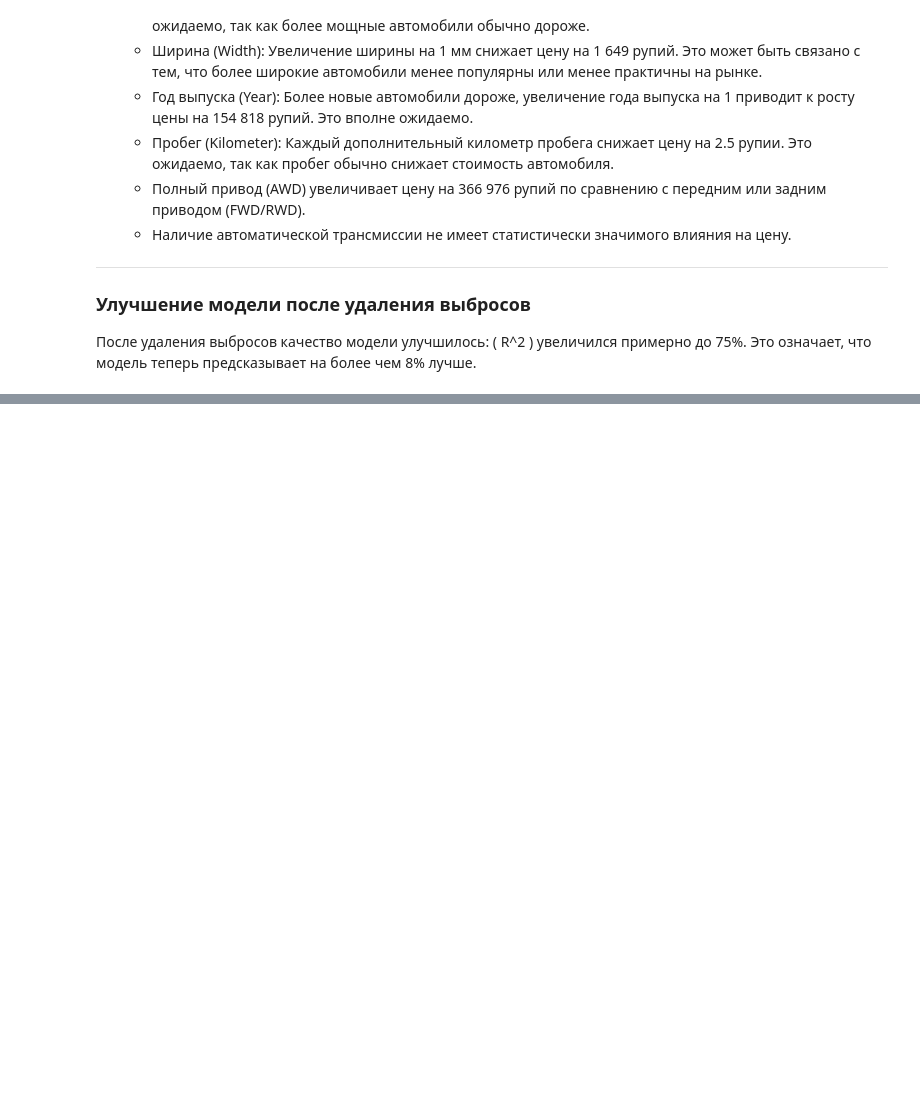
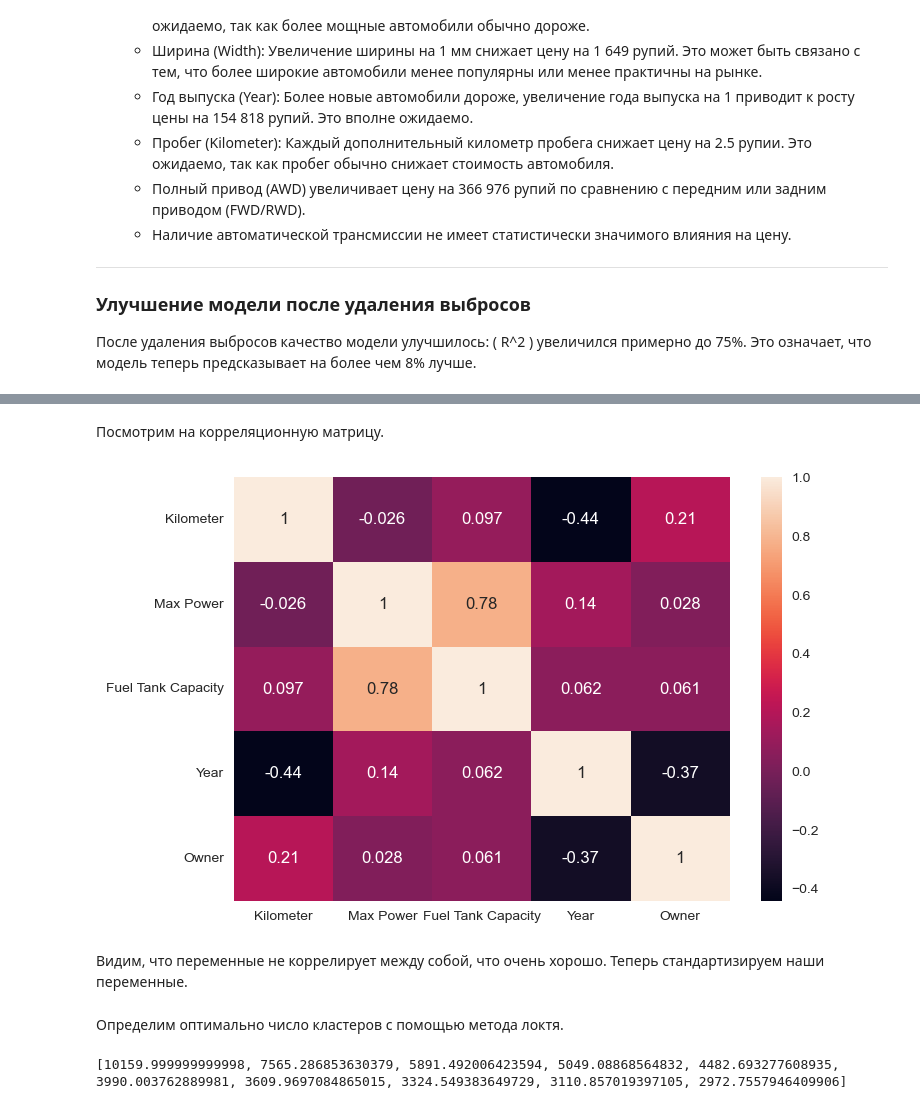
Before and after one commit to brshtsk/hell-in-python, a Jupyter notebook: Проект-авто.ipynb, the cells around one changed output, grey strips where cells are left out. Drawn from its saved outputs; the diff is of its cells as text; code cells hidden in the pictures; blank space fills up the shorter version.

Commit message:
Clusters in process + import fixes

```diff
--- a/Проект-авто.ipynb
+++ b/Проект-авто.ipynb
@@ -1232,0 +1246,12 @@ vif_df.sort_values(by=['VIF'])
+# %%
+clusters_df = df[['Kilometer', 'Max Power', 'Fuel Tank Capacity', 'Year', 'Owner']].drop(list(emissions_set))
+# %% [markdown]
+Посмотрим на корреляционную матрицу.
+# %%
+corr = clusters_df.corr()
+sns.heatmap(corr, annot=True)
+plt.show()
+# %% [output]
+[figure, added]
+# %% [markdown]
+Видим, что переменные не коррелирует между собой, что очень хорошо. Теперь стандартизируем наши переменные.
@@ -1232,0 +1260,17 @@ vif_df.sort_values(by=['VIF'])
+# %% [markdown]
+Определим оптимально число кластеров с помощью метода локтя.
+# %%
+from sklearn.cluster import KMeans
+
+X = standartized_df.values
+
+inertia = []
+k_range = range(1, 11)
+for k in k_range:
+    kmeans = KMeans(n_clusters=k, random_state=1)
+    kmeans.fit(X)
+    inertia.append(kmeans.inertia_)
+
+print(inertia)
+# %% [output]
+[10159.999999999998, 7565.286853630379, 5891.492006423594, 5049.08868564832, 4482.693277608935, 3990.003762889981, 3609.9697084865015, 3324.549383649729, 3110.857019397105, 2972.7557946409906]
```
Also changed, not shown: parts of 22 cells of this notebook.
